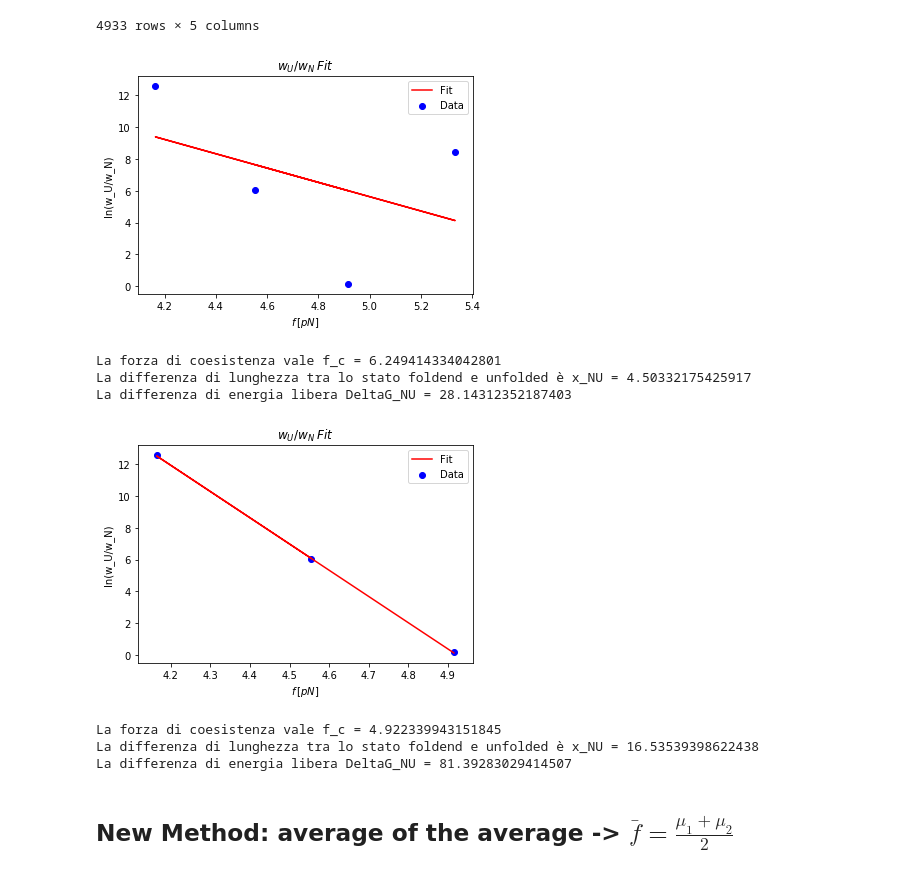
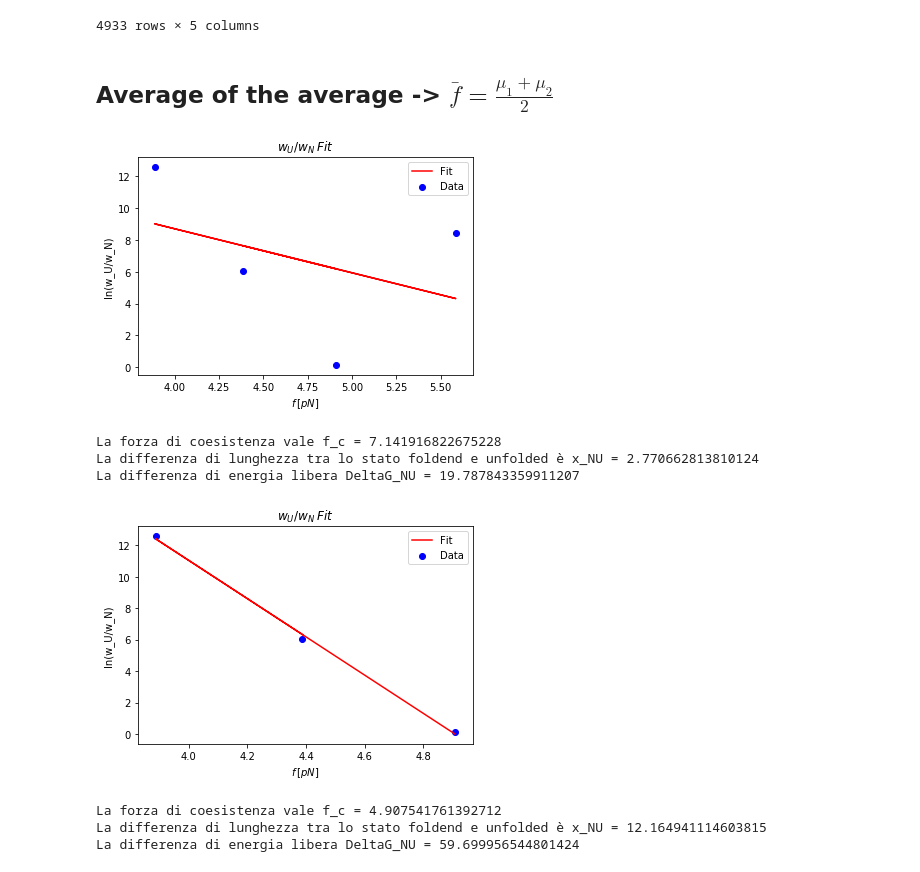
Before and after one commit to RiccardoTancredi/TesiTriennale, a Jupyter notebook: hopping.ipynb, the cells around one changed output. Saved outputs shown, nothing was run; the diff lists cells and outputs as text; code cells hidden in the pictures.

```diff
--- a/hopping.ipynb
+++ b/hopping.ipynb
@@ -144,3 +161,10 @@ media
+# %%
+froces_average.append(mean(fitting_par[1], fitting_par[4]))
+forces_average_std.append(err_prop_mean(fitting_err[1], fitting_err[4]))
+w_U.append(prob[0])
+w_N.append(prob[1])
+sigma_w_U.append(err_prob[0])
+sigma_w_N.append(err_prob[1])
 # %%
 grafici.subplots(fitting_par)
 # %% [output]
@@ -173,7 +197,7 @@ f media vale = 4.915202878572868, con deviazione standard = 0.33847411852760834
 [figure]
 # %%
 prova = [1.6, 5.2, 0.25, 1.6, 4.6, 0.25]
-fitting_par = grafici.fit(guess=prova)
+fitting_par, fitting_err, prob, err_prob = grafici.fit(guess=prova)
 # (c1, mu1, sigma1, c2, mu2, sigma2)
 # %% [output]
 [figure]
@@ -189,3 +210,10 @@ media
+# %%
+froces_average.append(mean(fitting_par[1], fitting_par[4]))
+forces_average_std.append(err_prop_mean(fitting_err[1], fitting_err[4]))
+w_U.append(prob[0])
+w_N.append(prob[1])
+sigma_w_U.append(err_prob[0])
+sigma_w_N.append(err_prob[1])
 # %%
 grafici.subplots(fitting_par)
 # %% [output]
@@ -206,15 +234,12 @@ data_frame
 | 4931 | 0.2385 | 0.3534 | -213.08535 | 5.0089 | 5.11523 |
 | 4932 | 0.5264 | 0.3476 | -213.15775 | 5.0948 | 5.11711 |
 4933 rows × 5 columns
-# %%
-#ToDO: speed up this thing and not doing every time copy and paste
-w_U = [0.8037233053440589, 0.8862648111499184, 0.9408487373078604, 0.5049710417862324]
-w_N = [0.18578132627696983, 0.11421287879969912, 0.04427004700114473, 0.4870172103008136]
-forces = [4.5547012948992185, 5.334090208406122, 4.164348488612838, 4.915202878572868] # medie delle forze per ogni campione (linea in blu tratteggiata nel grafico)
+# %% [markdown]
+## Average of the average -> $\bar{f} = \frac{\mu_1 + \mu_2}{2}$
 # %%
-x_NU, f_c, DeltaG_NU = grafici.deltaG(w_U, w_N, forces)
+x_NU, f_c, DeltaG_NU = grafici.deltaG(w_U, w_N, froces_average)
 # %% [output]
-[figure, old version]
+[figure, new version]
-La forza di coesistenza vale f_c = 6.249414334042801
-La differenza di lunghezza tra lo stato foldend e unfolded è x_NU = 4.50332175425917
-La differenza di energia libera DeltaG_NU = 28.14312352187403
+La forza di coesistenza vale f_c = 7.141916822675228
+La differenza di lunghezza tra lo stato foldend e unfolded è x_NU = 2.770662813810124
+La differenza di energia libera DeltaG_NU = 19.787843359911207
@@ -226,9 +254,7 @@ forces = [4.5547012948992185, 4.164348488612838, 4.915202878572868] # 5.33409020
 # %%
-x_NU, f_c, DeltaG_NU = grafici.deltaG(w_U, w_N, forces)
+x_NU, f_c, DeltaG_NU = grafici.deltaG(w_U, w_N, froces_average)
 # %% [output]
-[figure, old version]
+[figure, new version]
-La forza di coesistenza vale f_c = 4.922339943151845
-La differenza di lunghezza tra lo stato foldend e unfolded è x_NU = 16.53539398622438
-La differenza di energia libera DeltaG_NU = 81.39283029414507
+La forza di coesistenza vale f_c = 4.907541761392712
+La differenza di lunghezza tra lo stato foldend e unfolded è x_NU = 12.164941114603815
+La differenza di energia libera DeltaG_NU = 59.699956544801424
-# %% [markdown]
-## New Method: average of the average -> $\bar{f} = \frac{\mu_1 + \mu_2}{2}$
```
Also changed, not shown: parts of 17 cells of this notebook, 2 other files.
